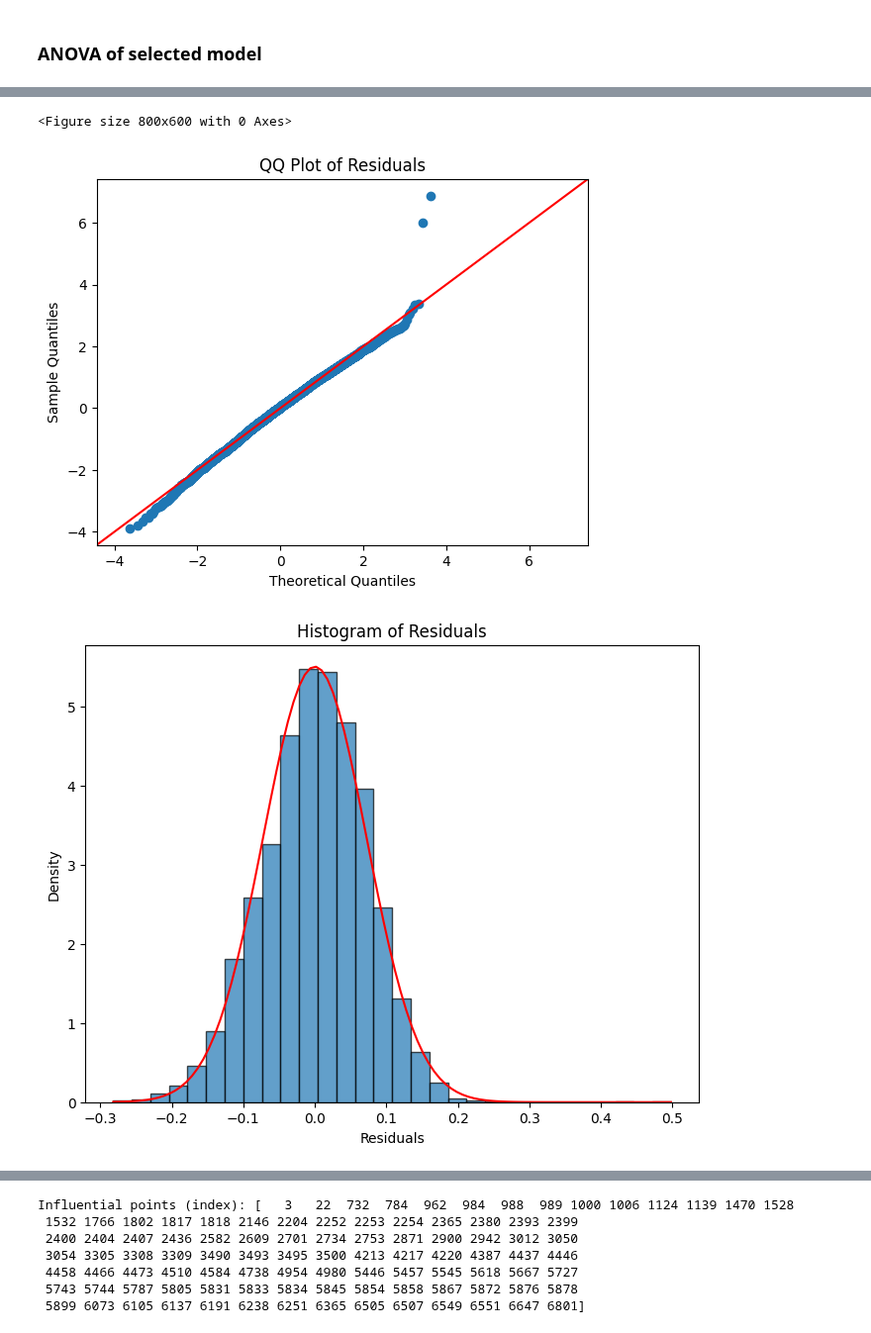
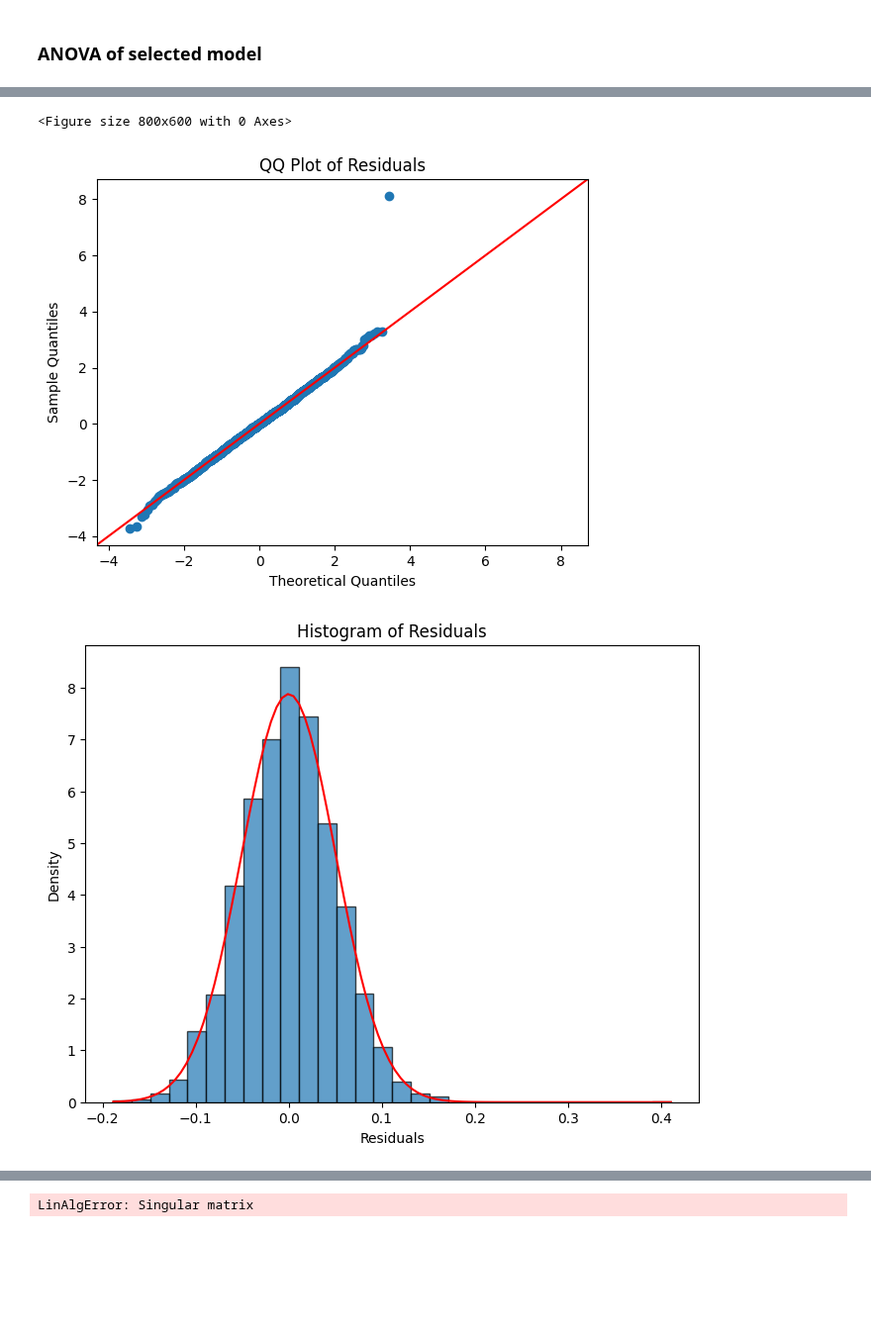
Before and after one commit to Tiddy-Fje/coin-data-regression, a Jupyter notebook: code/new_normal_thingy.ipynb, the cells around one changed output, grey strips where cells are left out. Shown at 99% size. Saved outputs shown, nothing was run; the diff lists cells and outputs as text; code cells hidden in the pictures; blank space fills up the shorter version.

```diff
--- a/code/new_normal_thingy.ipynb
+++ b/code/new_normal_thingy.ipynb
@@ -46,0 +12,12 @@ from statsmodels.regression import linear_model
+# %%
+data = pd.read_csv('../data/df-time-agg.csv')
+data = data[data["person"]!="ingeborgR"]
+data = data[(data["person"] != "adamF") | (data["coin"] != "0.05EUR") | (data["agg"] != 84)]
+
+
+data_expanded = data.copy()
+data_expanded['r'] = data["heads_heads"]+(data['N_start_tails_up']-data["tails_heads"])
+data_expanded['m'] = data['N_start_tails_up']+data['N_start_heads_up']
+data_expanded['rom'] = data_expanded['r'] / data_expanded['m']
+
+print(len(data_expanded))
@@ -161,23 +223,23 @@ plt.show()
 import scipy.stats as stats
 
 # Extract residuals and fitted values
-residuals = result_WLS.resid # actual values minus the predicted value
-fitted_values = result_WLS.fittedvalues # ok predicted values
-standardized_residuals = residuals / np.std(residuals) # standardized residuals
+residuals_complete = result_WLS_complete.resid # actual values minus the predicted value
+fitted_values_complete = result_WLS_complete.fittedvalues # ok predicted values
+standardized_residuals_complete = residuals_complete / np.std(residuals_complete) # standardized residuals
 
 
 # QQ Plot (Normality of residuals)
 plt.figure(figsize=(8, 6))
-sm.qqplot(residuals, line='45', fit=True)
+sm.qqplot(residuals_complete, line='45', fit=True)
 plt.title('QQ Plot of Residuals')
 plt.show()
 
 # Histogram of Residuals (Check for normality)
 plt.figure(figsize=(8, 6))
-plt.hist(residuals, bins=30, edgecolor='black', alpha=0.7, density=True)
+plt.hist(residuals_complete, bins=30, edgecolor='black', alpha=0.7, density=True)
 # Overlay normal distribution
-x = np.linspace(residuals.min(), residuals.max(), 100)
-plt.plot(x, stats.norm.pdf(x, loc=np.mean(residuals), scale=np.std(residuals)), color='red')
+x = np.linspace(residuals_complete.min(), residuals_complete.max(), 100)
+plt.plot(x, stats.norm.pdf(x, loc=np.mean(residuals_complete), scale=np.std(residuals_complete)), color='red')
 plt.title('Histogram of Residuals')
 plt.xlabel('Residuals')
 plt.ylabel('Density')
@@ -185,59 +247,48 @@ plt.show()
 
 # Residuals vs Fitted Values
 plt.figure(figsize=(8, 6))
-plt.scatter(fitted_values, residuals, alpha=0.6,s=10)
+plt.scatter(fitted_values_complete, residuals_complete, alpha=0.6,s=10)
 plt.axhline(0, color='gray', linestyle='--', linewidth=1)
 plt.title('Residuals vs Fitted Values')
 plt.xlabel('Fitted Values')
 plt.ylabel('Residuals')
 plt.show()
 
-# Scale-Location Plot (Spread of residuals)
-'''
-plt.figure(figsize=(8, 6))
-plt.scatter(fitted_values, np.sqrt(np.abs(standardized_residuals)), alpha=0.6)
-plt.axhline(0, color='gray', linestyle='--', linewidth=1)
-plt.title('Scale-Location Plot')
-plt.xlabel('Fitted Values')
-plt.ylabel('√|Standardized Residuals|')
-plt.show()
-'''
-
 # ----------------------------------------------------------------------------------------------------
 # COOK'S MEASURE :
 # ----------------------------------------------------------------------------------------------------
 # Extract model data
-X = WLS_model.exog  # Design matrix
-W = np.diag(WLS_model.weights)  # Diagonal weight matrix
-n = X.shape[0]
-p = X.shape[1]
+X_complete = WLS_model_complete.exog  # Design matrix
+W_complete = np.diag(WLS_model_complete.weights)  # Diagonal weight matrix
+n_complete = X_complete.shape[0]
+p_complete = X_complete.shape[1]
 
 # matrix H
-H = W @ X @ np.linalg.inv(X.T @ W @ X) @ X.T @ W
-leverage = np.diag(H)  # diagonal of H, the hjj's in the slides
+H_complete = W_complete @ X_complete @ np.linalg.inv(X_complete.T @ W_complete @ X_complete) @ X_complete.T @ W_complete
+leverage_complete = np.diag(H_complete)  # diagonal of H, the hjj's in the slides
 
 # Cook distance
-standardized_residuals = residuals / np.std(residuals)
-cooks_d = (standardized_residuals**2 * leverage) / (p * (1 - leverage))
+standardized_residuals_complete = residuals_complete / np.std(residuals_complete)
+cooks_d_complete= (standardized_residuals_complete**2 * leverage_complete) / (p * (1 - leverage_complete))
 # check :::: cooks_d = (standardized_residuals**2 * leverage) / (p * (1 - leverage)**2)
 
 # Threshold for Cook's Distance
-threshold = 8 / (n - 2 * p)
+threshold_complete = 8 / (n_complete - 2 * p_complete)
 
 # Plot Cook's Distance
 plt.figure(figsize=(8, 6))
-plt.stem(np.arange(len(cooks_d)), cooks_d)
+plt.stem(np.arange(len(cooks_d_complete)), cooks_d_complete)
 plt.title("Cook's Distance for Influential Points")
 plt.xlabel("Observation Index")
 plt.ylabel("Cook's Distance")
-plt.axhline(y=threshold, color='red', linestyle='--', label=f"Threshold (8/(n-2p)) = {threshold:.4f}")
+plt.axhline(y=threshold_complete, color='red', linestyle='--', label=f"Threshold (8/(n-2p)) = {threshold:.4f}")
 plt.legend()
 plt.tight_layout()
 plt.show()
 
-influential_points = np.where(cooks_d > threshold)[0] # extreme points
-print(f"Influential points (index): {influential_points}")
+influential_points_complete = np.where(cooks_d_complete > threshold_complete)[0] # extreme points
+print(f"Influential points (index): {influential_points_complete}")
 # %% [output]
 <Figure size 800x600 with 0 Axes>
-[figure, old version]
+[figure, new version]
-[figure, old version]
+[figure, new version]
@@ -246,7 +296 @@ print(f"Influential points (index): {influential_points}")
-Influential points (index): [   3   22  732  784  962  984  988  989 1000 1006 1124 1139 1470 1528
- 1532 1766 1802 1817 1818 2146 2204 2252 2253 2254 2365 2380 2393 2399
- 2400 2404 2407 2436 2582 2609 2701 2734 2753 2871 2900 2942 3012 3050
- 3054 3305 3308 3309 3490 3493 3495 3500 4213 4217 4220 4387 4437 4446
- 4458 4466 4473 4510 4584 4738 4954 4980 5446 5457 5545 5618 5667 5727
- 5743 5744 5787 5805 5831 5833 5834 5845 5854 5858 5867 5872 5876 5878
- 5899 6073 6105 6137 6191 6238 6251 6365 6505 6507 6549 6551 6647 6801]
+LinAlgError: Singular matrix
```
Also changed, not shown: parts of 17 cells of this notebook, 4 other files.
